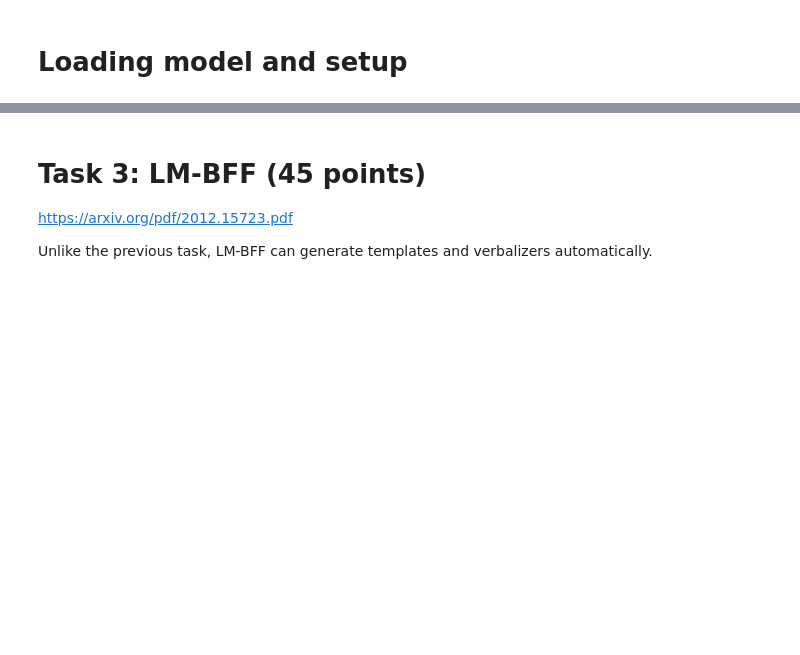
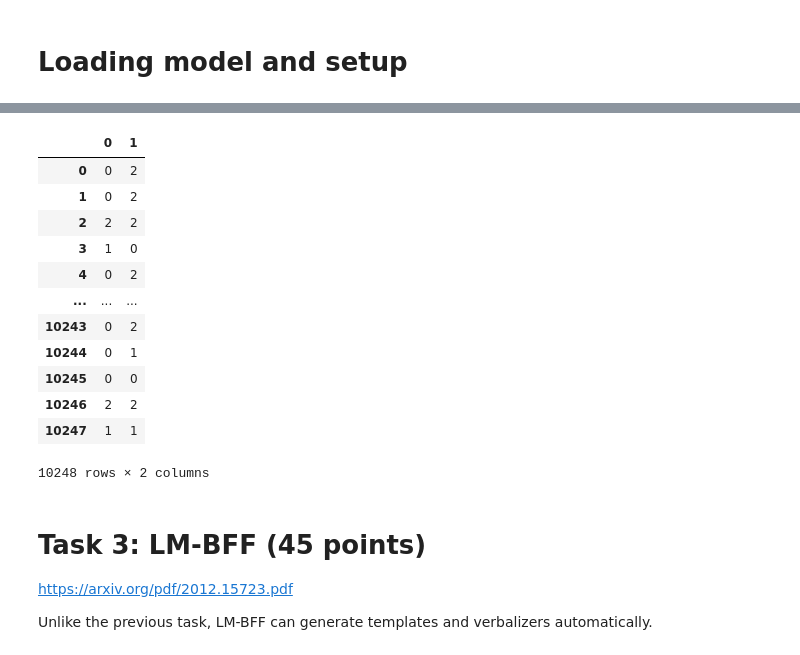
Before and after one commit to whats2000/Deep-Learning, a Jupyter notebook: PyTorch/Class/pytorch106/A6.ipynb, the cells around one changed output, grey strips where cells are left out. Cells and saved outputs as stored; diff of their text form; code cells hidden in the pictures; blank space fills up the shorter version.

```diff
--- a/PyTorch/Class/pytorch106/A6.ipynb
+++ b/PyTorch/Class/pytorch106/A6.ipynb
@@ -437,11 +435,13 @@ from sklearn.metrics import accuracy_score, precision_score, recall_score, f1_sc
 #########################################################################
 class Config:
     def __init__(self):
-        self.prefix = 'It was [MASK] sentence'  # you can modify this line
+        # you can modify this line
+        self.prefix = 'This sentence is [MASK].'  # you can modify this line
+
         self.verbalizer = {
-            'positive': 1,
             'negative': 0,
-            'neutral': 2
+            'neutral': 1,
+            'positive': 2,
         }
 
         self.max_seq_length = 512
@@ -617,3 +624,19 @@ Total time elapsed: 00:04:56
+# %%
+pd.DataFrame([labels_all, predict_all]).T
+# %% [output]
+|  | 0 | 1 |
+| 0 | 0 | 2 |
+| 1 | 0 | 2 |
+| 2 | 2 | 2 |
+| 3 | 1 | 0 |
+| 4 | 0 | 2 |
+| ... | ... | ... |
+| 10243 | 0 | 2 |
+| 10244 | 0 | 1 |
+| 10245 | 0 | 0 |
+| 10246 | 2 | 2 |
+| 10247 | 1 | 1 |
+10248 rows × 2 columns
 # %% [markdown]
 # Task 3: LM-BFF (45 points)
 
```
Also changed, not shown: parts of 4 cells of this notebook.
